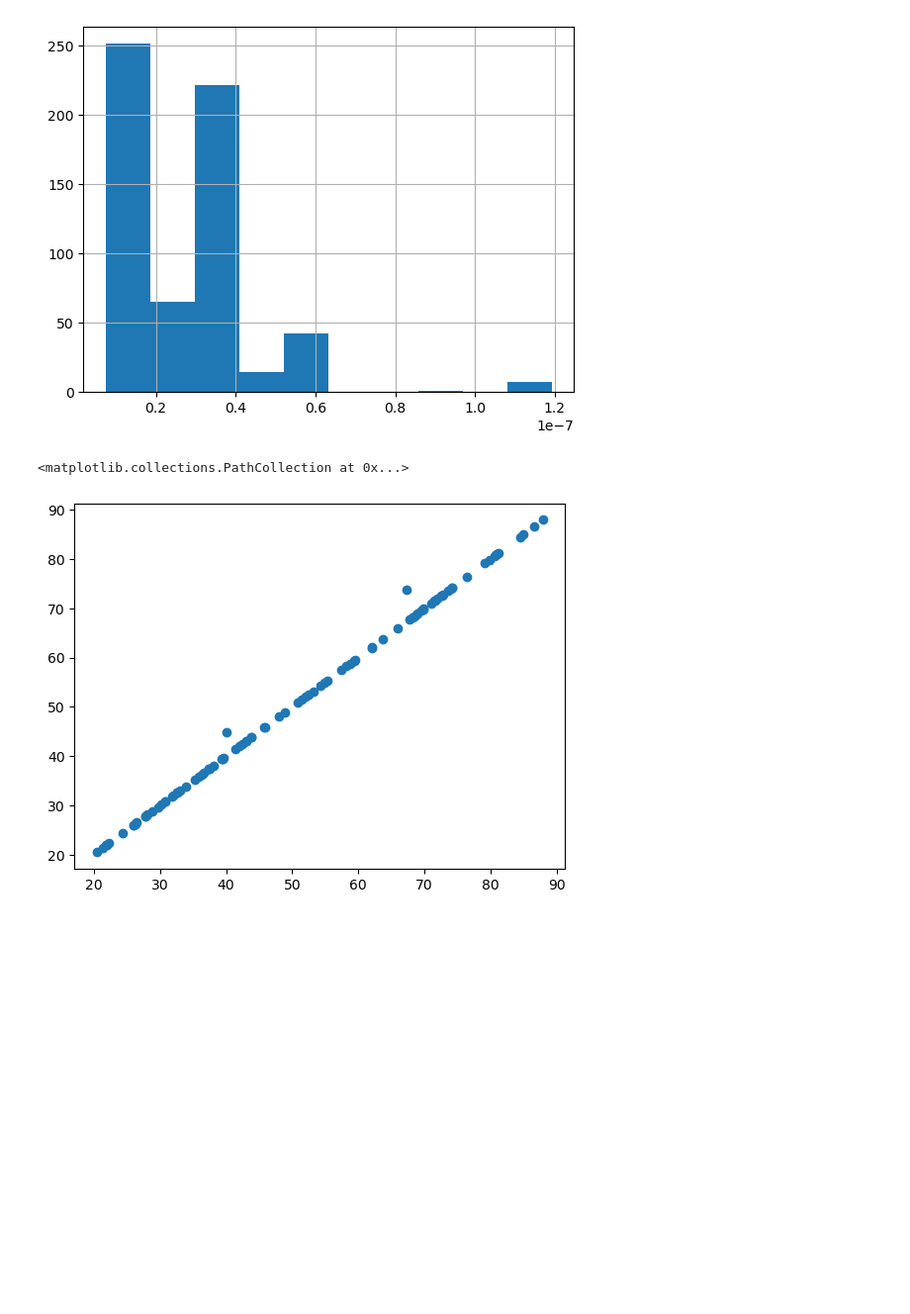
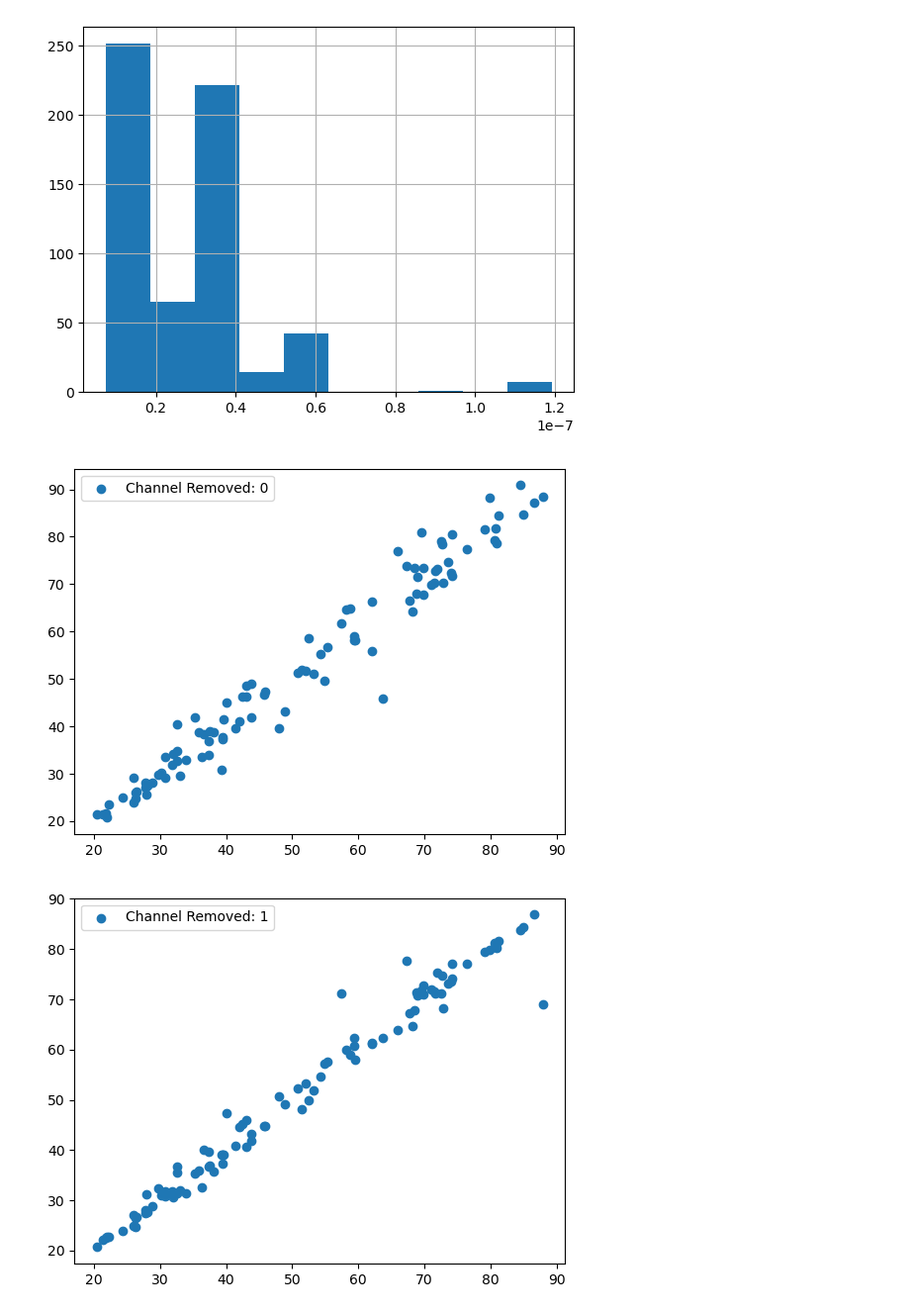
Before and after one commit to sanhitamj/ecg_unravel, a Jupyter notebook: notebooks/n_chan_removal.ipynb, the cells around one changed output. Shown at 99% size. Drawn from its saved outputs; the diff is of its cells as text; code cells hidden in the pictures; blank space fills up the shorter version.

```diff
--- a/notebooks/n_chan_removal.ipynb
+++ b/notebooks/n_chan_removal.ipynb
@@ -76,21 +76,18 @@ diff[diff > 0].hist()
 # %%
 n_chan = 1
 
-data_array_chan = data_array.copy()
-
-from pathlib import Path
 outdir = "../data/n_chan_removal"
-
 Path(outdir).mkdir(parents=True, exist_ok=True)
 
 for chan in range(12):
+    data_array_chan = data_array.copy()
     # replace the channel with nan
     data_array_chan[:, :, chan] = np.nan
-    # replace the nans with the nanmean
+    # replace the nans with the nanmean, take mean only for the channel axis
     data_array_chan[:, :, chan] = np.nanmean(data_array_chan, axis=2)
     # predict
     predict(
-        data_array,
+        data_array_chan,
         df,
         exam_ids,
         reconstruct=False,
@@ -99,13 +96,16 @@ for chan in range(12):
         keep_orig_cols=False,
     )
 # %%
-df_c = pd.read_csv(f"{outdir}/prediction_chan3.csv")
-df_c = df_c.merge(
-    df[['exam_id', 'nn_predicted_age']],
-    on='exam_id',
-)
+for chan in range(12):
+    df_c = pd.read_csv(f"{outdir}/prediction_chan{chan}.csv")
+    df_c = df_c.merge(
+        df[['exam_id', 'nn_predicted_age']],
+        on='exam_id',
+    )
 
-plt.scatter(df_c['nn_predicted_age'], df_c['torch_pred'])
+    plt.scatter(df_c['nn_predicted_age'], df_c['torch_pred'], label=f"Channel Removed: {chan}")
+    plt.legend()
+    plt.show()
 # %% [output]
-<matplotlib.collections.PathCollection at 0x...>
-[figure, old version]
+[figure, new version]
+[figure, added]
```
Also changed, not shown: parts of 3 cells of this notebook.
